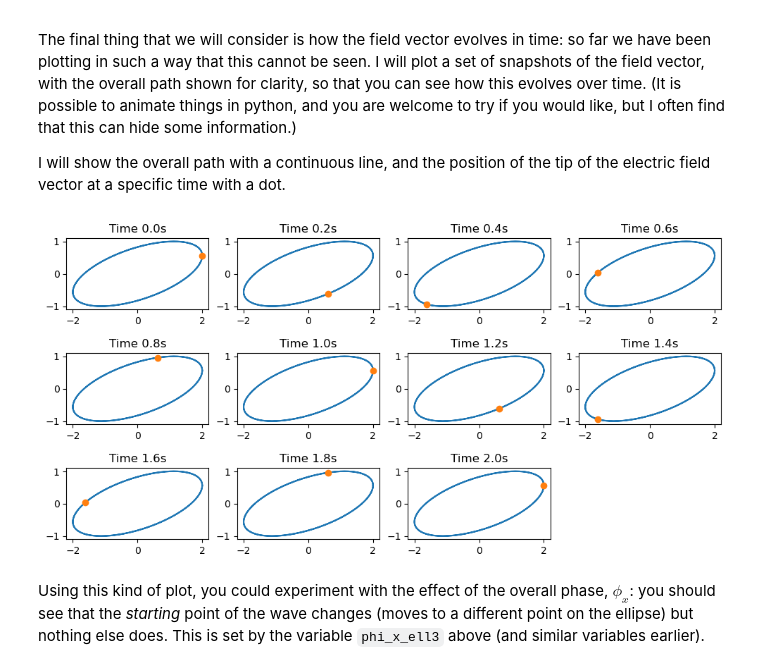
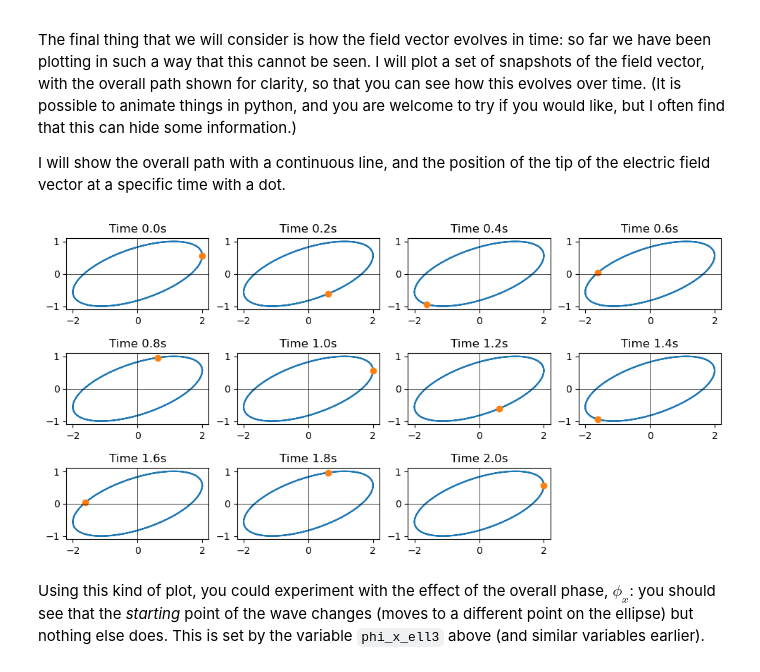
Before and after one commit to davidbowler/EMNotebooks, a Jupyter notebook: PolarisationOfLight.ipynb, the cells around one changed output. Saved outputs shown, nothing was run; the diff lists cells and outputs as text; code cells hidden in the pictures.

```diff
--- a/PolarisationOfLight.ipynb
+++ b/PolarisationOfLight.ipynb
@@ -195,17 +218,19 @@ I will show the overall path with a continuous line, and the position of the tip
 # %%
 dt = total_t/(n_points-1)
 fig_time = plt.figure(figsize=(12,6))
 index = 1
 
 # Iterate over points in time and plot at specific points
 for i in range(0,n_points,100):
     ax = fig_time.add_subplot(3,4,index,aspect='equal')
     ax.plot(Ex_ell3,Ey_ell3)
     ax.plot(Ex_ell3[i],Ey_ell3[i],'o')
+    ax.axhline(c='k',lw=0.5)
+    ax.axvline(c='k',lw=0.5)
     ax.set_title(f"Time {i*dt:3.1f}s")
     index += 1
 # %% [output]
-[figure, old version]
+[figure, new version]
 # %% [markdown]
 Using this kind of plot, you could experiment with the effect of the overall phase, $\phi_x$: you should see that the *starting* point of the wave changes (moves to a different point on the ellipse) but nothing else does.  This is set by the variable `phi_x_ell3` above (and similar variables earlier).
 # %% [markdown]
```
Also changed, not shown: parts of 12 cells of this notebook, 1 other file.
